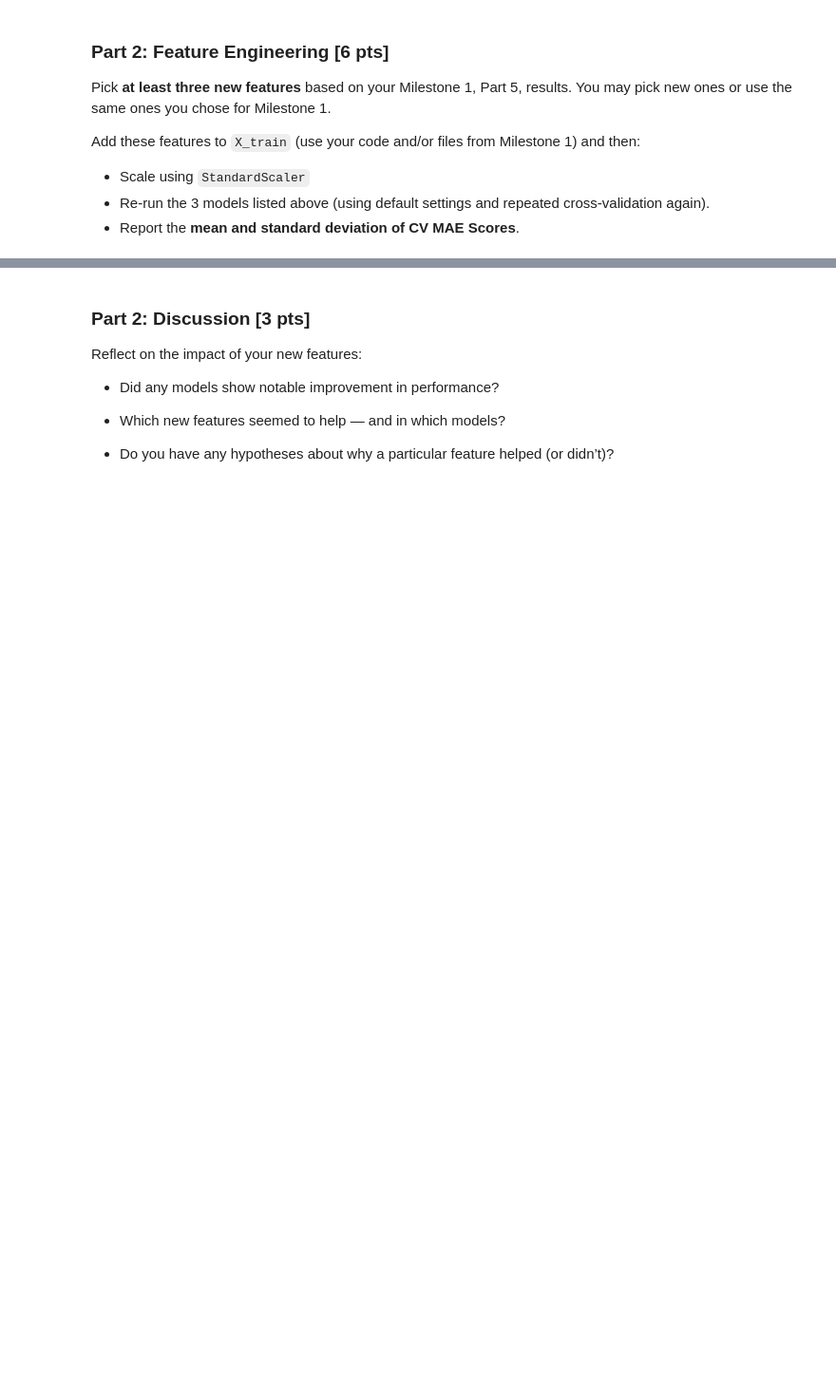
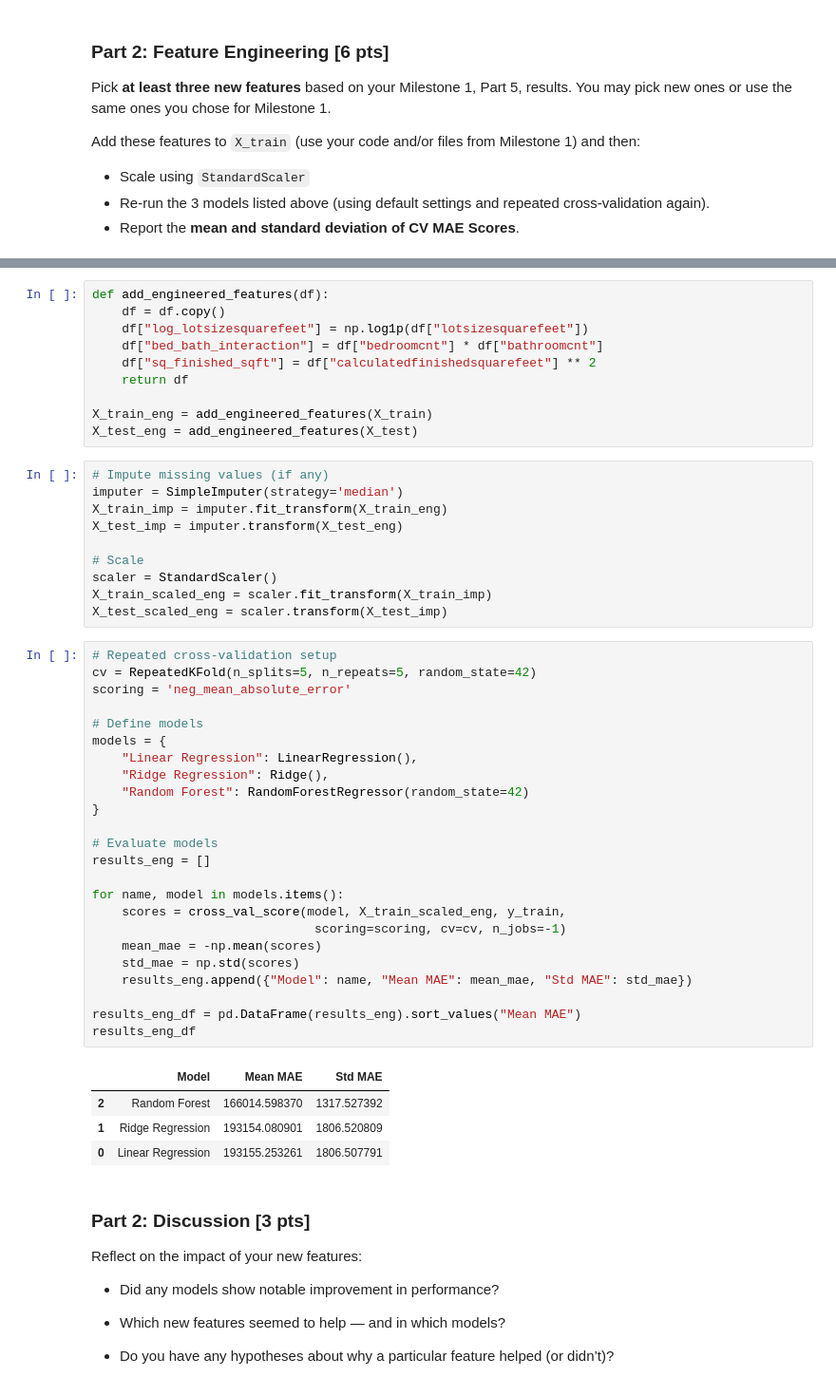
Before and after one commit to TINYRAINYLIN/DX603-Milestone2, a Jupyter notebook: Milestone_02.ipynb, the cells around one changed output, grey strips where cells are left out. Shown: that part at 95% size. Saved outputs shown, nothing was run; the diff lists cells and outputs as text; blank space fills up the shorter version.

```diff
--- a/Milestone_02.ipynb
+++ b/Milestone_02.ipynb
@@ -297,3 +308,52 @@ Add these features to `X_train` (use your code and/or files from Milestone 1) an
+# %%
+def add_engineered_features(df):
+    df = df.copy()
+    df["log_lotsizesquarefeet"] = np.log1p(df["lotsizesquarefeet"])
+    df["bed_bath_interaction"] = df["bedroomcnt"] * df["bathroomcnt"]
+    df["sq_finished_sqft"] = df["calculatedfinishedsquarefeet"] ** 2
+    return df
+
+X_train_eng = add_engineered_features(X_train)
+X_test_eng = add_engineered_features(X_test)
+# %%
+# Impute missing values (if any)
+imputer = SimpleImputer(strategy='median')
+X_train_imp = imputer.fit_transform(X_train_eng)
+X_test_imp = imputer.transform(X_test_eng)
+
+# Scale
+scaler = StandardScaler()
+X_train_scaled_eng = scaler.fit_transform(X_train_imp)
+X_test_scaled_eng = scaler.transform(X_test_imp)
+# %%
+# Repeated cross-validation setup
+cv = RepeatedKFold(n_splits=5, n_repeats=5, random_state=42)
+scoring = 'neg_mean_absolute_error'
+
+# Define models
+models = {
+    "Linear Regression": LinearRegression(),
+    "Ridge Regression": Ridge(),
+    "Random Forest": RandomForestRegressor(random_state=42)
+}
+
+# Evaluate models
+results_eng = []
+
+for name, model in models.items():
+    scores = cross_val_score(model, X_train_scaled_eng, y_train,
+                              scoring=scoring, cv=cv, n_jobs=-1)
+    mean_mae = -np.mean(scores)
+    std_mae = np.std(scores)
+    results_eng.append({"Model": name, "Mean MAE": mean_mae, "Std MAE": std_mae})
+
+results_eng_df = pd.DataFrame(results_eng).sort_values("Mean MAE")
+results_eng_df
+# %% [output]
+|  | Model | Mean MAE | Std MAE |
+| 2 | Random Forest | 166014.598370 | 1317.527392 |
+| 1 | Ridge Regression | 193154.080901 | 1806.520809 |
+| 0 | Linear Regression | 193155.253261 | 1806.507791 |
 # %% [markdown]
 ### Part 2: Discussion [3 pts]
 
```
Also changed, not shown: parts of 12 cells of this notebook.
